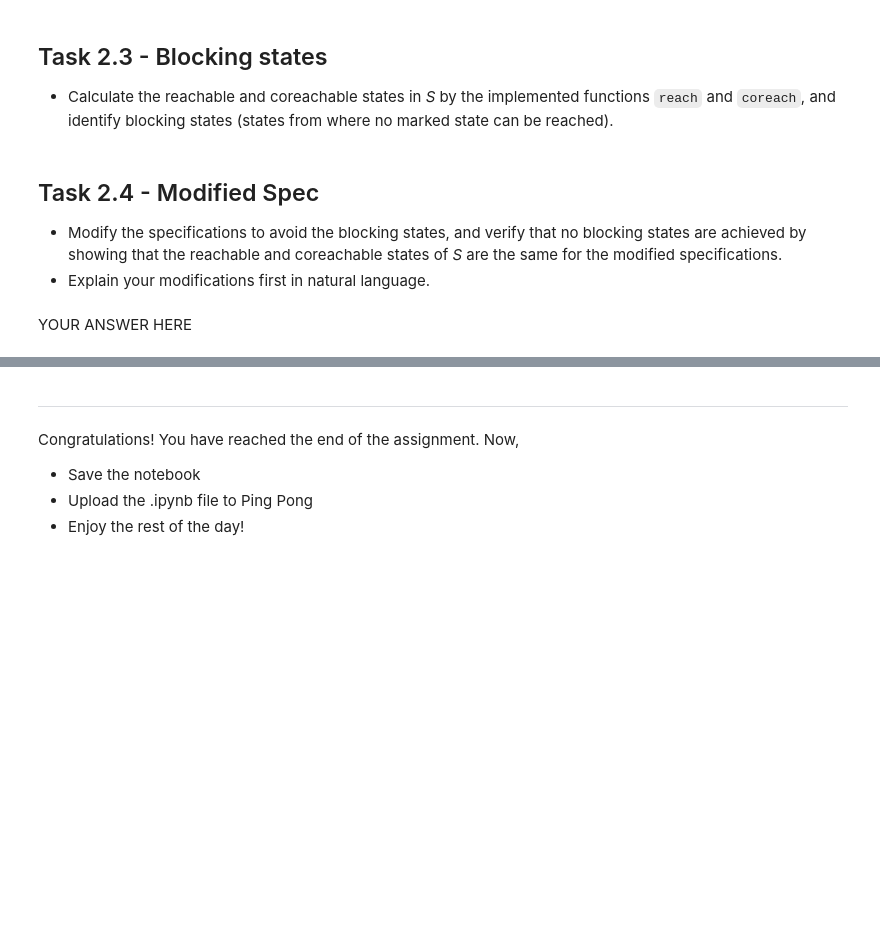
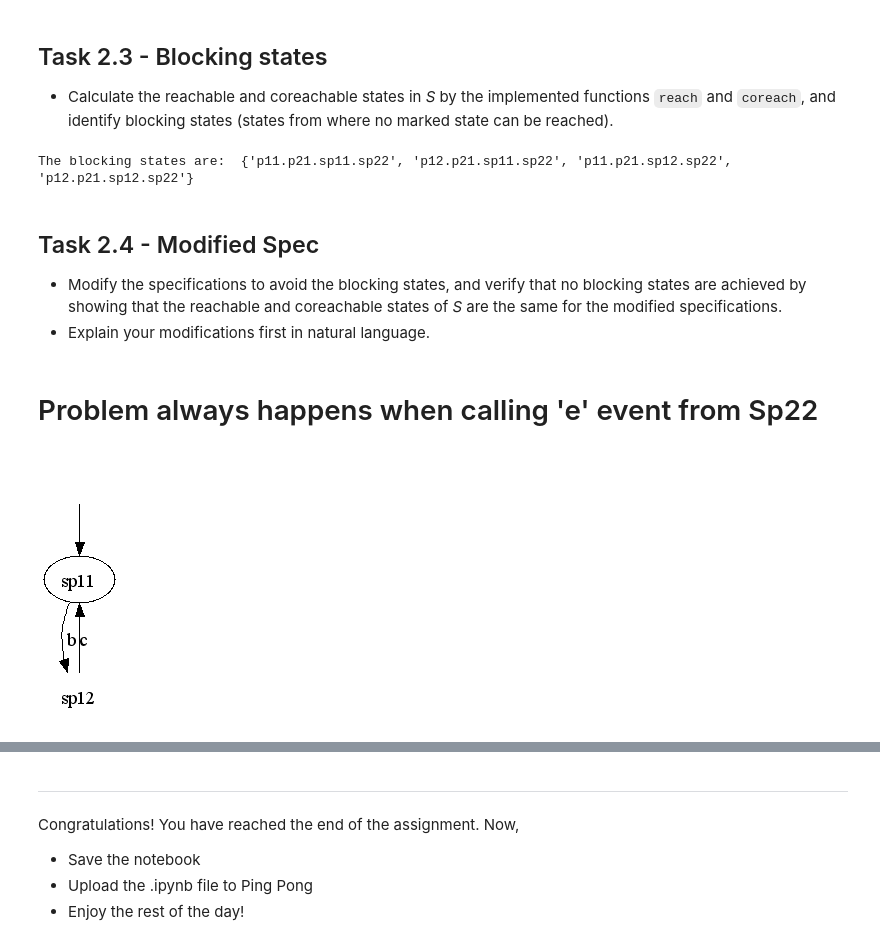
Before and after one commit to lucasrm25/Discrete-Event-Systems-SSY165, a Jupyter notebook: Assignment_1/sync_and_reach.ipynb, the cells around one changed output, grey strips where cells are left out. Drawn from its saved outputs; the diff is of its cells as text; code cells hidden in the pictures; blank space fills up the shorter version.

```diff
--- a/Assignment_1/sync_and_reach.ipynb
+++ b/Assignment_1/sync_and_reach.ipynb
@@ -626,3 +699,11 @@ print('The blocking states are: ', blocking)
+# %%
+reachable = reach(S.events, S.trans, set([S.init]), S.forbidden)
+coreachable = coreach(S.events, S.trans, S.marked, S.forbidden)
+blocking = S.states - (reachable & coreachable)
+
+print('The blocking states are: ', blocking)
+# %% [output]
+The blocking states are:  {'p11.p21.sp11.sp22', 'p12.p21.sp11.sp22', 'p11.p21.sp12.sp22', 'p12.p21.sp12.sp22'}
 # %%
 assert reachable is not None
 assert coreachable is not None
@@ -632,5 +713,3 @@ assert blocking is not None
 
 * Modify the specifications to avoid the blocking states, and verify that no blocking states are achieved by showing that the reachable and coreachable states of *S* are the same for the modified specifications.
 * Explain your modifications first in natural language.
-# %% [markdown]
-YOUR ANSWER HERE
@@ -650,0 +716,13 @@ plot_automaton(sp2_new, 'SP2_new')
+# %% [markdown]
+# Problem always happens when calling 'e' event from Sp22
+# %%
+sp1_new = Automaton(states={'sp11', 'sp12'},
+                   init='sp11',
+                   events={'c','b'},
+                   trans={Transition('sp11', 'b', 'sp12'), Transition('sp12', 'c', 'sp11')},
+                   marked={'sp11'})
+
+
+plot_automaton(sp1_new, 'SP1_new')
+# %% [output]
+[figure, added]
```
Also changed, not shown: parts of 20 cells of this notebook, 2 other files.
